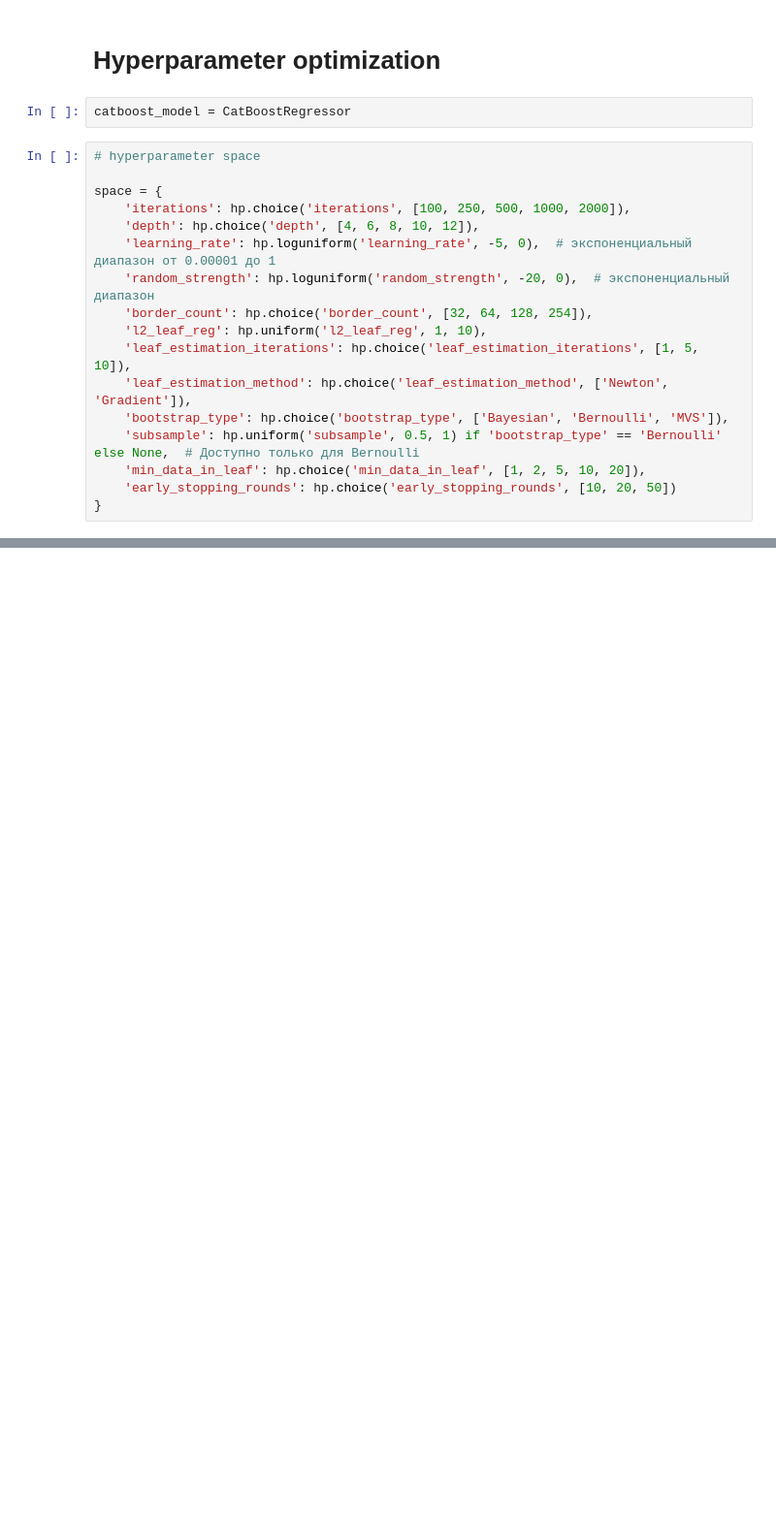
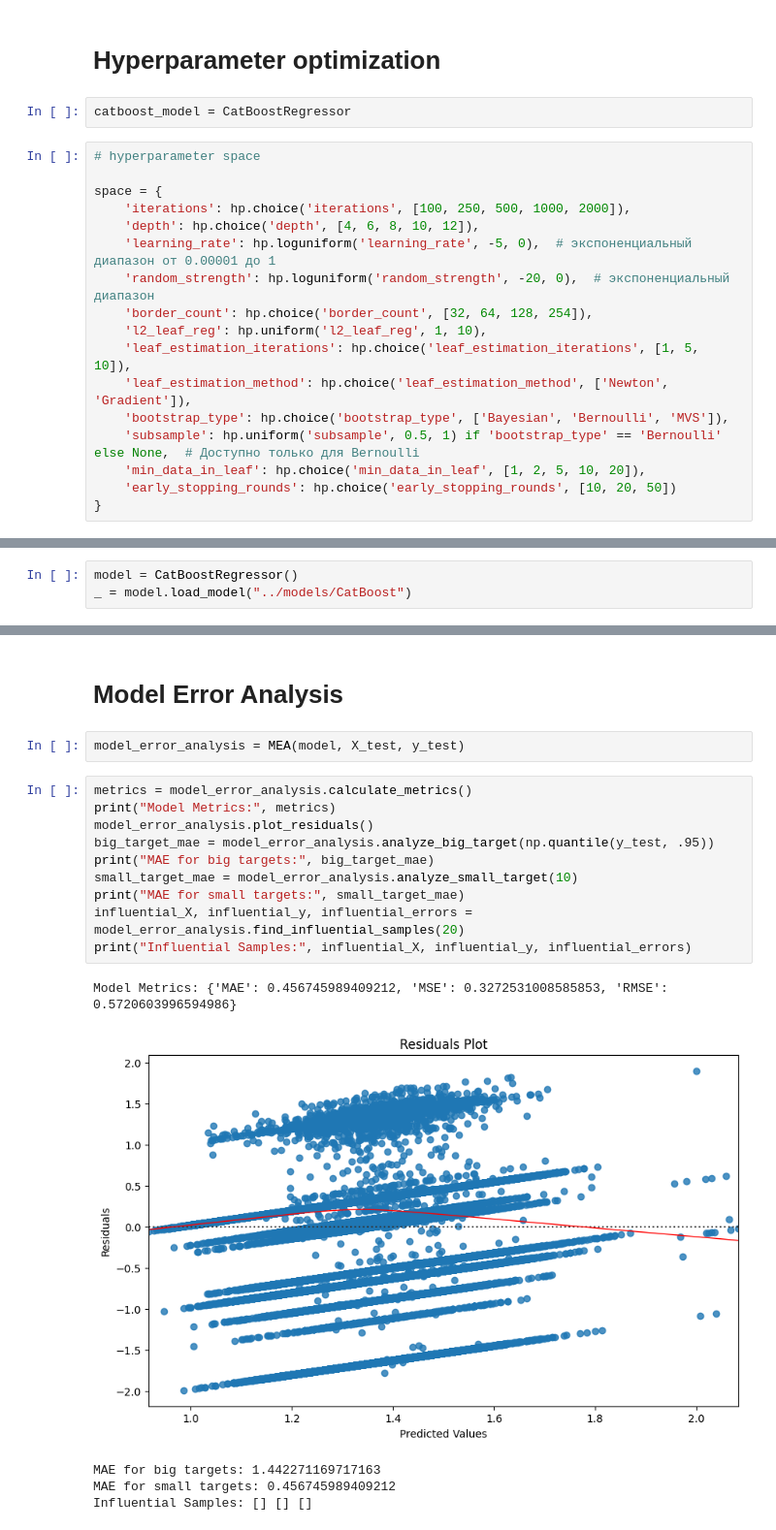
Before and after one commit to toshk9/PredictFutureSales, a Jupyter notebook: notebooks/modelling.ipynb, the cells around one changed output, grey strips where cells are left out. Shown: that part at 97% size. Saved outputs shown, nothing was run; the diff lists cells and outputs as text; blank space fills up the shorter version.

```diff
--- a/notebooks/modelling.ipynb
+++ b/notebooks/modelling.ipynb
@@ -219,0 +238,3 @@ CatBoostError: To employ param {'use_best_model': True} provide non-empty 'eval_
+# %%
+model = CatBoostRegressor()
+_ = model.load_model("../models/CatBoost")
@@ -219,0 +291,20 @@ CatBoostError: To employ param {'use_best_model': True} provide non-empty 'eval_
+# %% [markdown]
+# Model Error Analysis
+# %%
+model_error_analysis = MEA(model, X_test, y_test)
+# %%
+metrics = model_error_analysis.calculate_metrics()
+print("Model Metrics:", metrics)
+model_error_analysis.plot_residuals()
+big_target_mae = model_error_analysis.analyze_big_target(np.quantile(y_test, .95))
+print("MAE for big targets:", big_target_mae)
+small_target_mae = model_error_analysis.analyze_small_target(10)
+print("MAE for small targets:", small_target_mae)
+influential_X, influential_y, influential_errors = model_error_analysis.find_influential_samples(20)
+print("Influential Samples:", influential_X, influential_y, influential_errors)
+# %% [output]
+Model Metrics: {'MAE': 0.456745989409212, 'MSE': 0.3272531008585853, 'RMSE': 0.5720603996594986}
+[figure, added]
+MAE for big targets: 1.442271169717163
+MAE for small targets: 0.456745989409212
+Influential Samples: [] [] []
```
Also changed, not shown: parts of 16 cells of this notebook, 13 other files.
